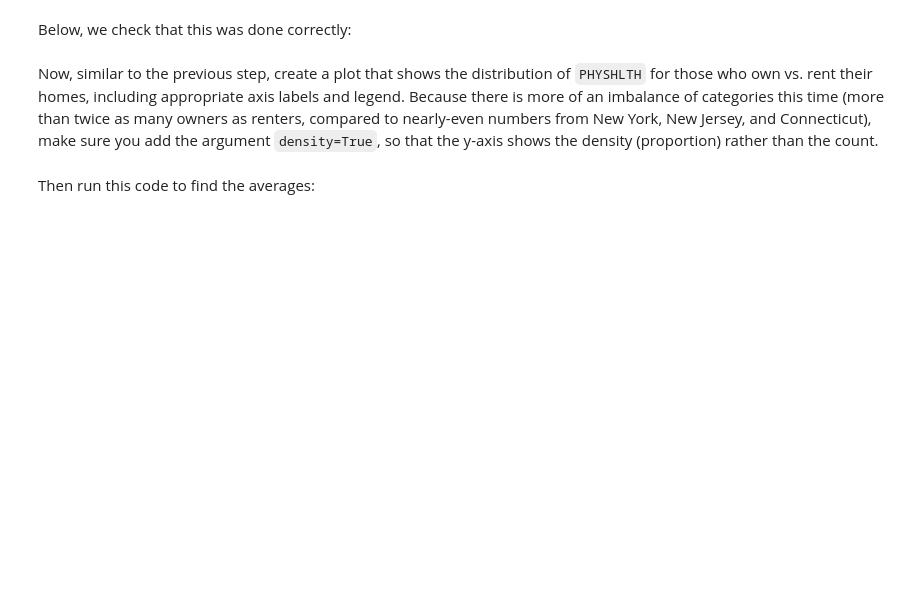
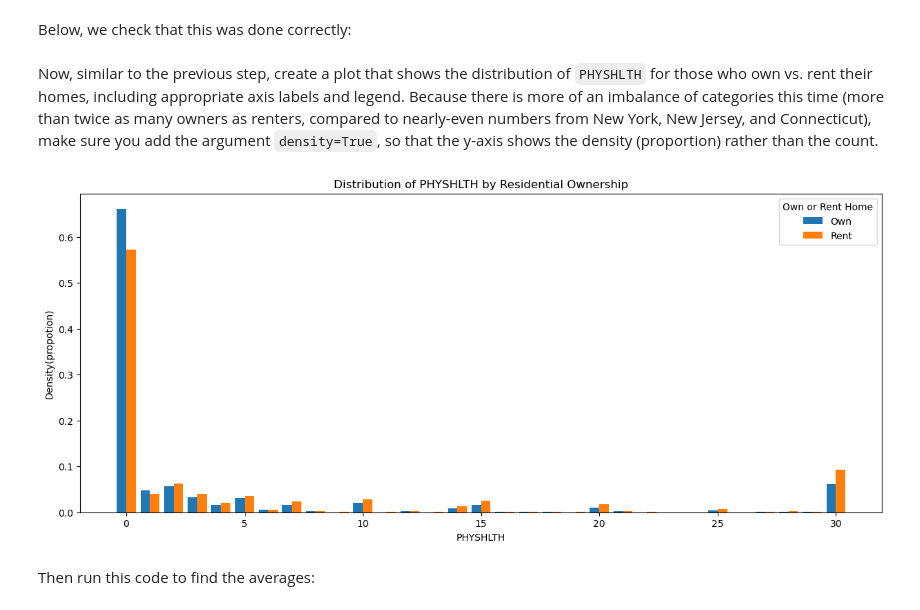
Before and after one commit to Austin-Murunga/dsc-hypothesis-testing-lab, a Jupyter notebook: index.ipynb, the cells around one changed output. Drawn from its saved outputs; the diff is of its cells as text; code cells hidden in the pictures; blank space fills up the shorter version.

```diff
--- a/index.ipynb
+++ b/index.ipynb
@@ -211,0 +244,6 @@ Look in the data dictionary, pages 2-3, to determine which states map onto which
+# %%
+# Your code here
+# focus states were New Jersey (NJ)34,  New York(NY)36, and Connecticut(CT)9
+
+df["_STATE"]. replace({34: "New Jersey", 36: "New York", 9: "Connecticut"}, inplace=True)
+df
@@ -306,0 +391,11 @@ In the cell below, modify `df` so that we have dropped all records where the `RE
+# %%
+# Your code here
+#replace 1, 2 with Own Rent resp
+df["RENTHOM1"].replace({1: "Own", 2: "Rent"}, inplace=True)
+
+# drop 3,7,9,blank
+values_to_drop = [3, 7, 9, "BLANK"]
+
+#filter
+df = df[df["RENTHOM1"].isin(values_to_drop) == False]
+df
@@ -324,3 +440,28 @@ Now, similar to the previous step, create a plot that shows the distribution of
+# %%
+# Your code here
+
+
+Own = df.loc[df["RENTHOM1"] == "Own", "PHYSHLTH"]
+Rent = df.loc[df["RENTHOM1"] == "Rent", "PHYSHLTH"]
+
+
+fig, ax = plt.subplots(figsize=(15, 6))
+
+ax.hist(
+    x=[Own, Rent],
+    label=["Own", "Rent"],
+    bins=range(32),
+    align="left",
+    density = True
+)
+
+ax.set_xlabel("PHYSHLTH")
+ax.set_ylabel("Density(propotion)")
+ax.set_title("Distribution of PHYSHLTH by Residential Ownership")
+
+ax.legend(title="Own or Rent Home");
+# %% [output]
+[figure, added]
 # %% [markdown]
 Then run this code to find the averages:
 # %%
```
Also changed, not shown: parts of 38 cells of this notebook.
